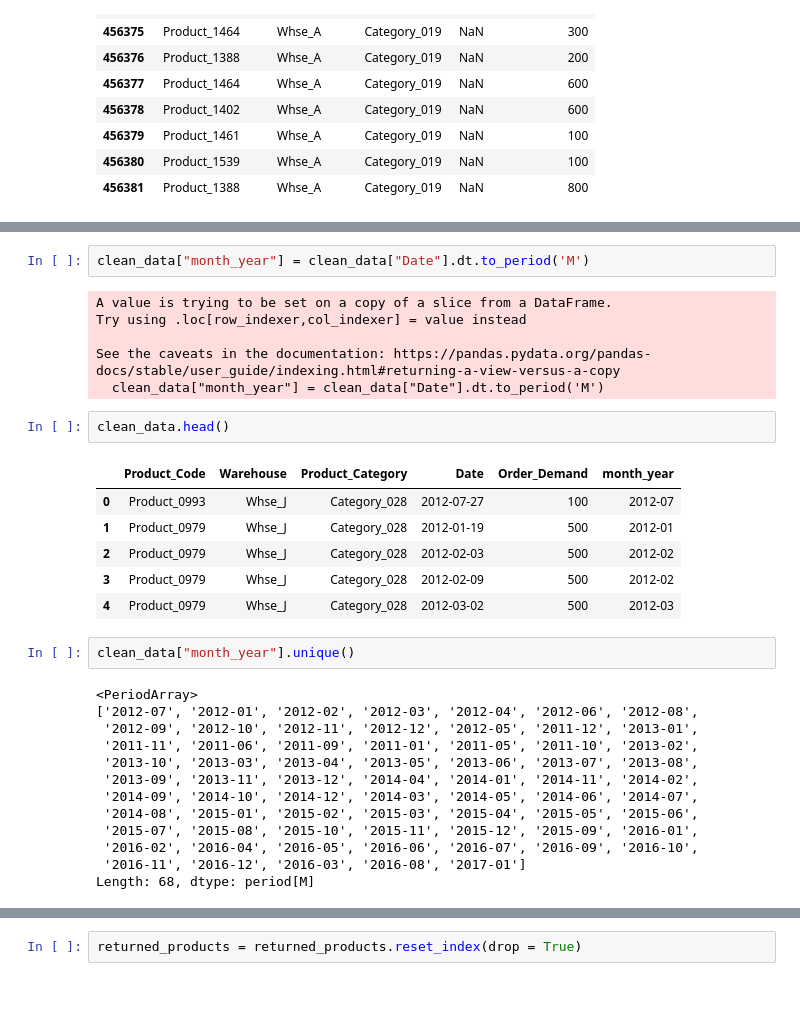
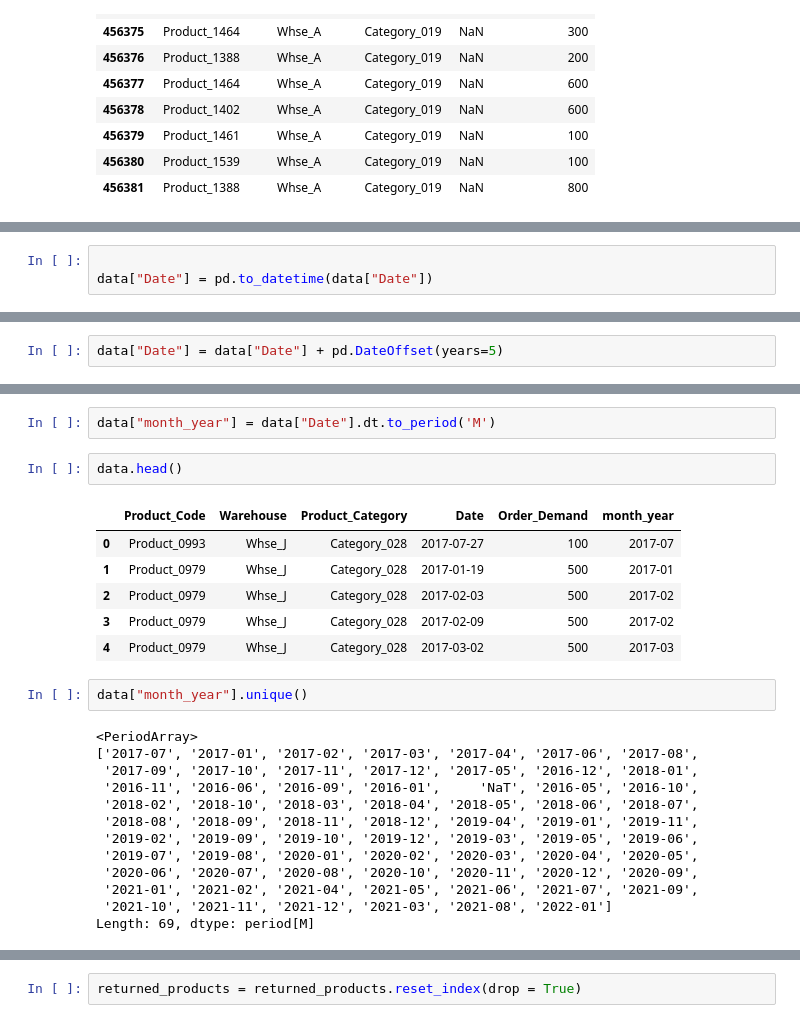
Before and after one commit to josephine-amponsah/retail-demand-forecaster, a Jupyter notebook: notebooks/data-wrangling.ipynb, the cells around one changed output, grey strips where cells are left out. Drawn from its saved outputs; the diff is of its cells as text; blank space fills up the shorter version.

Commit message:
data restructuring

```diff
--- a/notebooks/data-wrangling.ipynb
+++ b/notebooks/data-wrangling.ipynb
@@ -65 +156,4 @@ memory usage: 47.5+ MB
+# %%
+
+data["Date"] = pd.to_datetime(data["Date"])
 # %%
@@ -91,2 +168,4 @@ clean_data.head()
+# %%
+data["Date"] = data["Date"] + pd.DateOffset(years=5)
 # %%
 
@@ -116,34 +195,28 @@ Date        Warehouse  Product_Category  Product_Code
 Name: Order_Demand, dtype: object
 # %%
-clean_data["month_year"] = clean_data["Date"].dt.to_period('M')
+data["month_year"] = data["Date"].dt.to_period('M')
-# %% [output]
-A value is trying to be set on a copy of a slice from a DataFrame.
-Try using .loc[row_indexer,col_indexer] = value instead
-
-See the caveats in the documentation: https://pandas.pydata.org/pandas-docs/stable/user_guide/indexing.html#returning-a-view-versus-a-copy
-  clean_data["month_year"] = clean_data["Date"].dt.to_period('M')
 # %%
-clean_data.head()
+data.head()
 # %% [output]
 |  | Product_Code | Warehouse | Product_Category | Date | Order_Demand | month_year |
-| 0 | Product_0993 | Whse_J | Category_028 | 2012-07-27 | 100 | 2012-07 |
-| 1 | Product_0979 | Whse_J | Category_028 | 2012-01-19 | 500 | 2012-01 |
-| 2 | Product_0979 | Whse_J | Category_028 | 2012-02-03 | 500 | 2012-02 |
-| 3 | Product_0979 | Whse_J | Category_028 | 2012-02-09 | 500 | 2012-02 |
-| 4 | Product_0979 | Whse_J | Category_028 | 2012-03-02 | 500 | 2012-03 |
+| 0 | Product_0993 | Whse_J | Category_028 | 2017-07-27 | 100 | 2017-07 |
+| 1 | Product_0979 | Whse_J | Category_028 | 2017-01-19 | 500 | 2017-01 |
+| 2 | Product_0979 | Whse_J | Category_028 | 2017-02-03 | 500 | 2017-02 |
+| 3 | Product_0979 | Whse_J | Category_028 | 2017-02-09 | 500 | 2017-02 |
+| 4 | Product_0979 | Whse_J | Category_028 | 2017-03-02 | 500 | 2017-03 |
 # %%
-clean_data["month_year"].unique()
+data["month_year"].unique()
 # %% [output]
 <PeriodArray>
-['2012-07', '2012-01', '2012-02', '2012-03', '2012-04', '2012-06', '2012-08',
- '2012-09', '2012-10', '2012-11', '2012-12', '2012-05', '2011-12', '2013-01',
- '2011-11', '2011-06', '2011-09', '2011-01', '2011-05', '2011-10', '2013-02',
- '2013-10', '2013-03', '2013-04', '2013-05', '2013-06', '2013-07', '2013-08',
- '2013-09', '2013-11', '2013-12', '2014-04', '2014-01', '2014-11', '2014-02',
- '2014-09', '2014-10', '2014-12', '2014-03', '2014-05', '2014-06', '2014-07',
- '2014-08', '2015-01', '2015-02', '2015-03', '2015-04', '2015-05', '2015-06',
- '2015-07', '2015-08', '2015-10', '2015-11', '2015-12', '2015-09', '2016-01',
- '2016-02', '2016-04', '2016-05', '2016-06', '2016-07', '2016-09', '2016-10',
- '2016-11', '2016-12', '2016-03', '2016-08', '2017-01']
-Length: 68, dtype: period[M]
+['2017-07', '2017-01', '2017-02', '2017-03', '2017-04', '2017-06', '2017-08',
+ '2017-09', '2017-10', '2017-11', '2017-12', '2017-05', '2016-12', '2018-01',
+ '2016-11', '2016-06', '2016-09', '2016-01',     'NaT', '2016-05', '2016-10',
+ '2018-02', '2018-10', '2018-03', '2018-04', '2018-05', '2018-06', '2018-07',
+ '2018-08', '2018-09', '2018-11', '2018-12', '2019-04', '2019-01', '2019-11',
+ '2019-02', '2019-09', '2019-10', '2019-12', '2019-03', '2019-05', '2019-06',
+ '2019-07', '2019-08', '2020-01', '2020-02', '2020-03', '2020-04', '2020-05',
+ '2020-06', '2020-07', '2020-08', '2020-10', '2020-11', '2020-12', '2020-09',
+ '2021-01', '2021-02', '2021-04', '2021-05', '2021-06', '2021-07', '2021-09',
+ '2021-10', '2021-11', '2021-12', '2021-03', '2021-08', '2022-01']
+Length: 69, dtype: period[M]
 # %%
```
Also changed, not shown: parts of 52 cells of this notebook, 9 other files.
